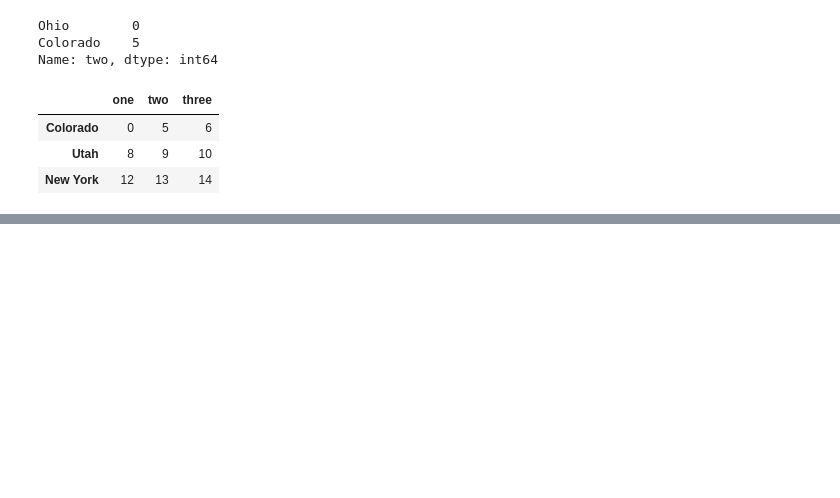
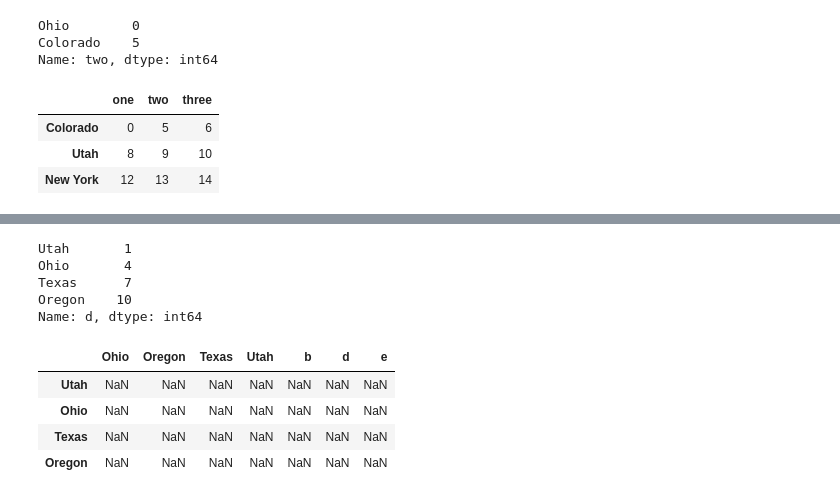
Before and after one commit to harisx91/AnalyticsProgramming, a Jupyter notebook: Module5/Chapter5GettingStartedwithPandas.ipynb, the cells around one changed output, grey strips where cells are left out. Saved outputs shown, nothing was run; the diff lists cells and outputs as text; code cells hidden in the pictures; blank space fills up the shorter version.

```diff
--- a/Module5/Chapter5GettingStartedwithPandas.ipynb
+++ b/Module5/Chapter5GettingStartedwithPandas.ipynb
@@ -772,0 +956,2 @@ data.iloc[:, :3][data.three >5]
+# %%
+frame = pd.DataFrame(np.arange(12).reshape(4,3), columns = list('bde'), index = ['Utah','Ohio','Texas','Oregon'])
@@ -772,0 +993,2 @@ data.iloc[:, :3][data.three >5]
+# %%
+series3 = frame['d']
@@ -772,0 +1003,16 @@ data.iloc[:, :3][data.three >5]
+# %%
+series3
+# %% [output]
+Utah       1
+Ohio       4
+Texas      7
+Oregon    10
+Name: d, dtype: int64
+# %%
+frame - series3
+# %% [output]
+|  | Ohio | Oregon | Texas | Utah | b | d | e |
+| Utah | NaN | NaN | NaN | NaN | NaN | NaN | NaN |
+| Ohio | NaN | NaN | NaN | NaN | NaN | NaN | NaN |
+| Texas | NaN | NaN | NaN | NaN | NaN | NaN | NaN |
+| Oregon | NaN | NaN | NaN | NaN | NaN | NaN | NaN |
```
Also changed, not shown: parts of 141 cells of this notebook.
